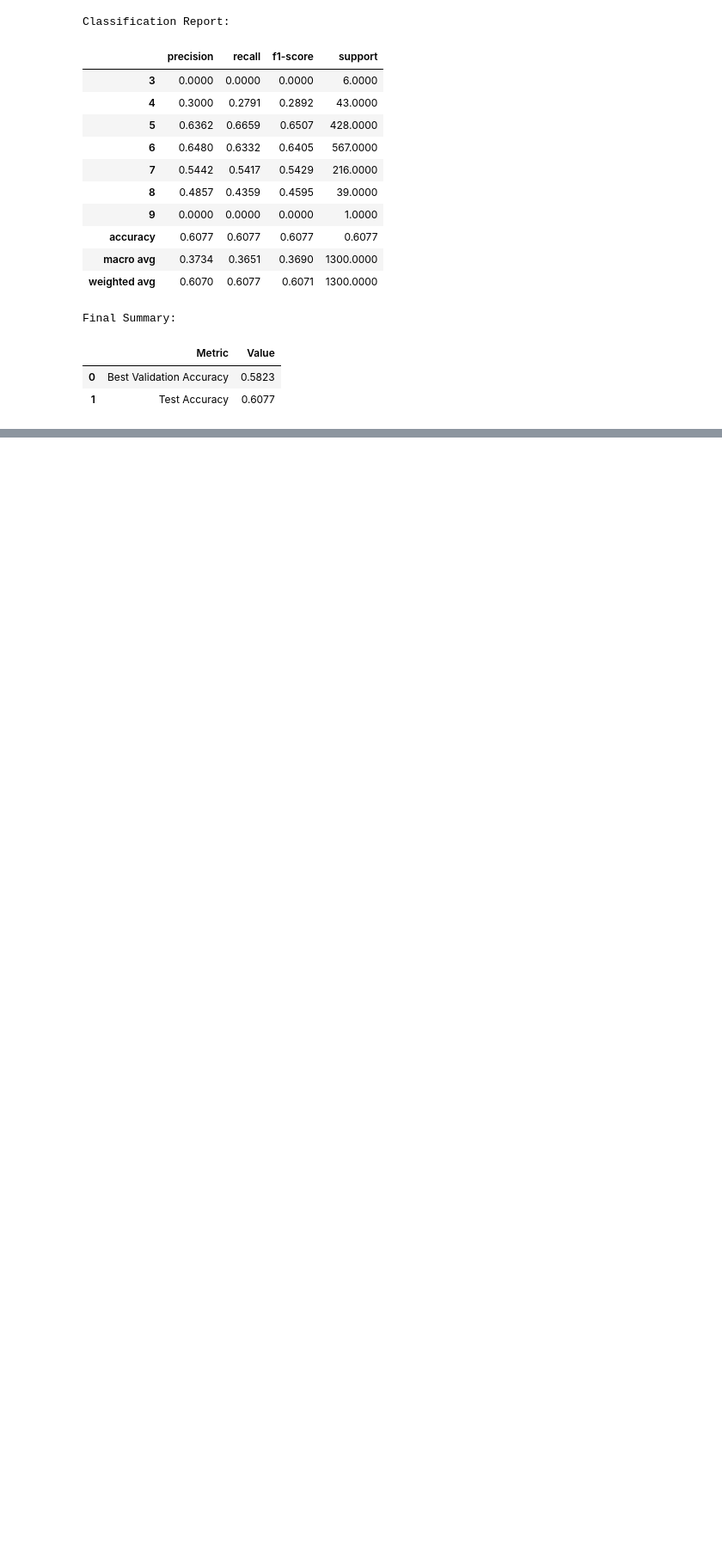
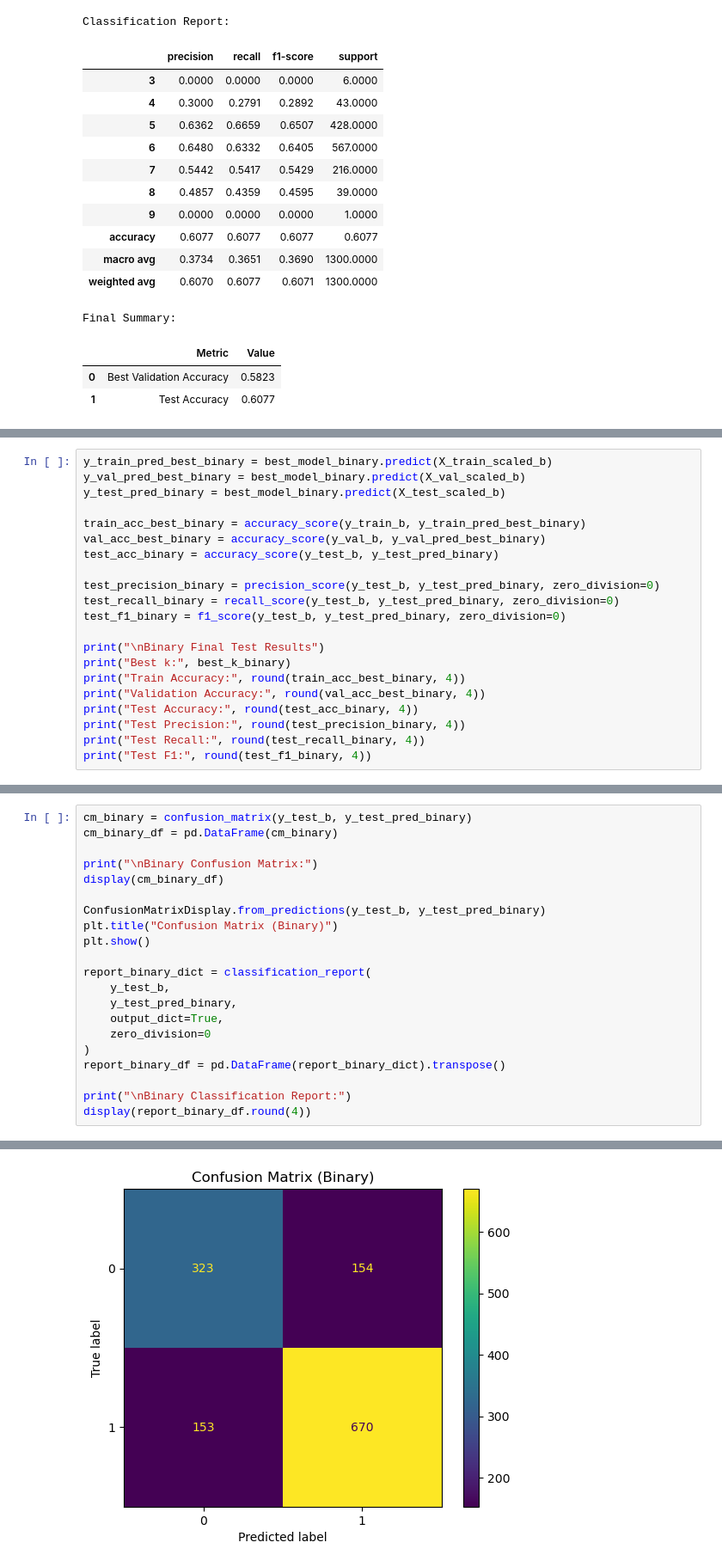
Before and after one commit to jiangyue-amber/CS178_Project, a Jupyter notebook: kNN.ipynb, the cells around one changed output, grey strips where cells are left out. Shown at 86% size. Saved outputs shown, nothing was run; the diff lists cells and outputs as text; blank space fills up the shorter version.

```diff
--- a/kNN.ipynb
+++ b/kNN.ipynb
@@ -251,0 +390,21 @@ Final Summary:
+# %%
+y_train_pred_best_binary = best_model_binary.predict(X_train_scaled_b)
+y_val_pred_best_binary = best_model_binary.predict(X_val_scaled_b)
+y_test_pred_binary = best_model_binary.predict(X_test_scaled_b)
+
+train_acc_best_binary = accuracy_score(y_train_b, y_train_pred_best_binary)
+val_acc_best_binary = accuracy_score(y_val_b, y_val_pred_best_binary)
+test_acc_binary = accuracy_score(y_test_b, y_test_pred_binary)
+
+test_precision_binary = precision_score(y_test_b, y_test_pred_binary, zero_division=0)
+test_recall_binary = recall_score(y_test_b, y_test_pred_binary, zero_division=0)
+test_f1_binary = f1_score(y_test_b, y_test_pred_binary, zero_division=0)
+
+print("\nBinary Final Test Results")
+print("Best k:", best_k_binary)
+print("Train Accuracy:", round(train_acc_best_binary, 4))
+print("Validation Accuracy:", round(val_acc_best_binary, 4))
+print("Test Accuracy:", round(test_acc_binary, 4))
+print("Test Precision:", round(test_precision_binary, 4))
+print("Test Recall:", round(test_recall_binary, 4))
+print("Test F1:", round(test_f1_binary, 4))
@@ -251,0 +420,22 @@ Final Summary:
+# %%
+cm_binary = confusion_matrix(y_test_b, y_test_pred_binary)
+cm_binary_df = pd.DataFrame(cm_binary)
+
+print("\nBinary Confusion Matrix:")
+display(cm_binary_df)
+
+ConfusionMatrixDisplay.from_predictions(y_test_b, y_test_pred_binary)
+plt.title("Confusion Matrix (Binary)")
+plt.show()
+
+report_binary_dict = classification_report(
+    y_test_b,
+    y_test_pred_binary,
+    output_dict=True,
+    zero_division=0
+)
+report_binary_df = pd.DataFrame(report_binary_dict).transpose()
+
+print("\nBinary Classification Report:")
+display(report_binary_df.round(4))
+# %% [output]
@@ -251,0 +446 @@ Final Summary:
+[figure, added]
```
Also changed, not shown: parts of 11 cells of this notebook.
